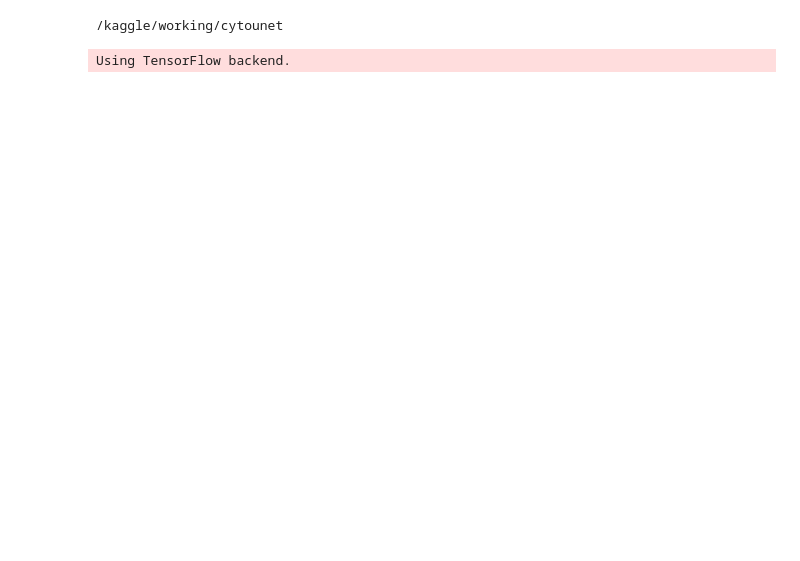
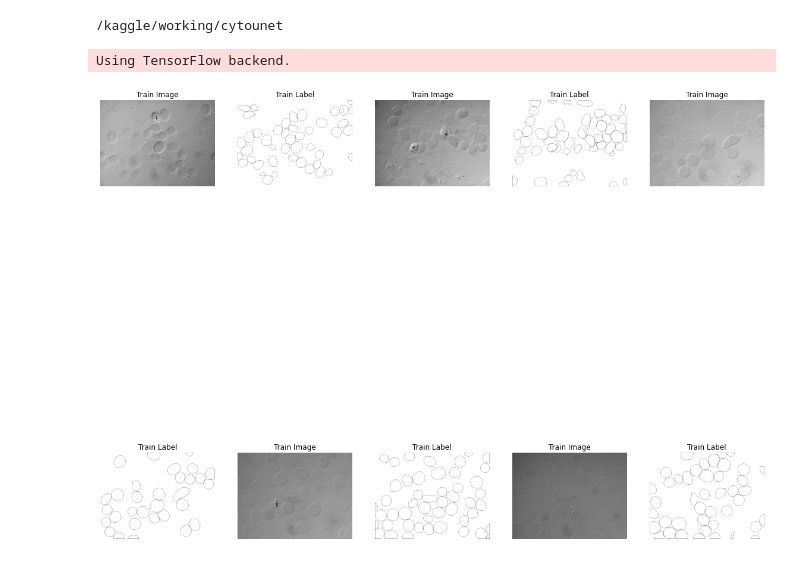
Before and after one commit to Nelson-Gon/cytounet, a Jupyter notebook: examples/example_usage.ipynb, the cells around one changed output. Drawn from its saved outputs; the diff is of its cells as text; code cells hidden in the pictures; blank space fills up the shorter version.

Commit message:
Init new examples

```diff
--- a/examples/example_usage.ipynb
+++ b/examples/example_usage.ipynb
@@ -18,6 +18,13 @@ from cytounet.augmentation import *
 from cytounet.data import *
 # %% [output]
 Using TensorFlow backend.
+# %%
+x_train = read_images("examples/BBBC009_v1/images")
+y_train = read_images("examples/BBBC009_v1/outlines")
+# %%
+show_images(x_train, y_train, titles=['Train Image', 'Train Label'], number = 6)
+# %% [output]
+[figure, added]
 # %%
 data_gen_args = dict(rotation_range=0.1,
                       rescale = 1./255,
```
Also changed, not shown: parts of 14 cells of this notebook.
